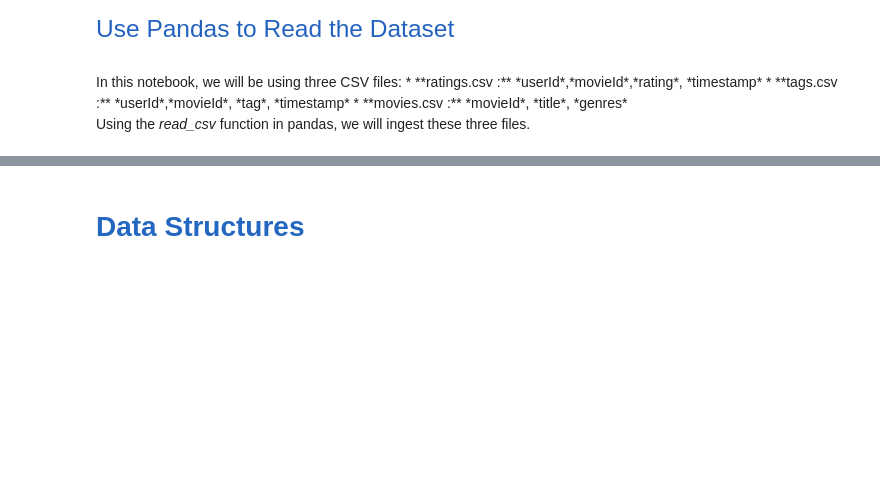
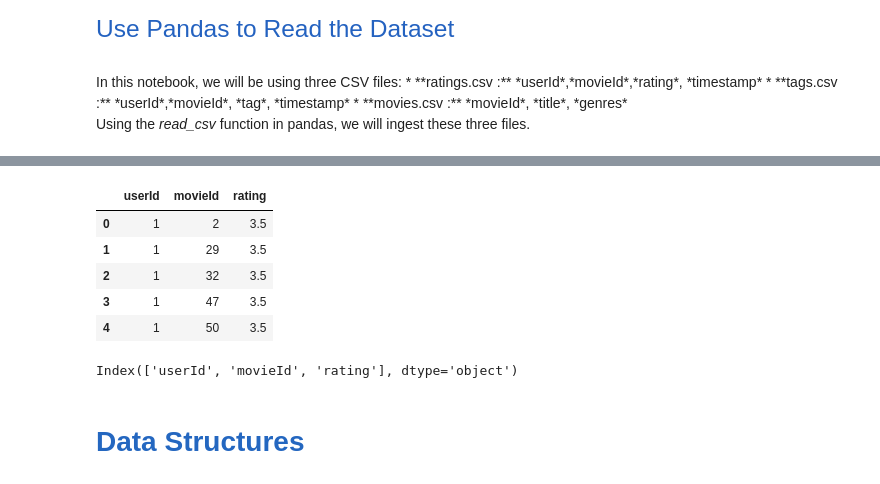
Before and after one commit to kppeterkiss/ml-labs, a Jupyter notebook: 1_pandas/Introduction to Pandas.ipynb, the cells around one changed output, grey strips where cells are left out. Cells and saved outputs as stored; diff of their text form; code cells hidden in the pictures; blank space fills up the shorter version.

```diff
--- a/1_pandas/Introduction to Pandas.ipynb
+++ b/1_pandas/Introduction to Pandas.ipynb
@@ -224,8 +394,17 @@ tags.head()
 # %%
-ratings = pd.read_csv('../data/ml-20m/ratings.csv', sep=',', parse_dates=['timestamp'])
+ratings = pd.read_csv('../data/ml-20m/ratings.csv',encoding='utf-8', nrows=20,sep=',',decimal='.',usecols=['userId', 'movieId','rating'])
 ratings.head()
+# %% [output]
+|  | userId | movieId | rating |
+| 0 | 1 | 2 | 3.5 |
+| 1 | 1 | 29 | 3.5 |
+| 2 | 1 | 32 | 3.5 |
+| 3 | 1 | 47 | 3.5 |
+| 4 | 1 | 50 | 3.5 |
 # %%
 ratings.columns
+# %% [output]
+Index(['userId', 'movieId', 'rating'], dtype='object')
 # %%
 # For current analysis, we will remove timestamp (we will come back to it!)
 
```
Also changed, not shown: parts of 83 cells of this notebook, 2 other files.
